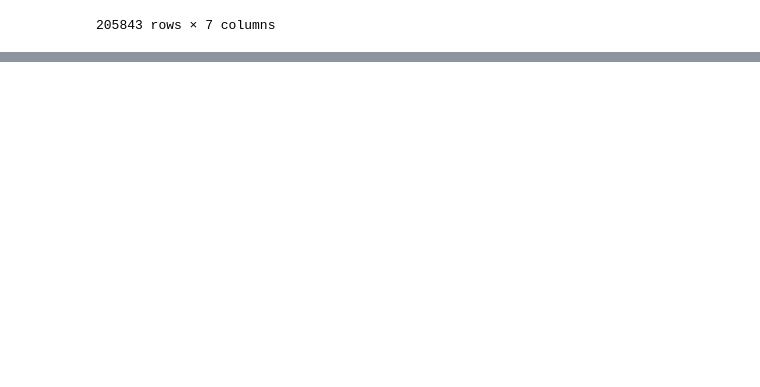
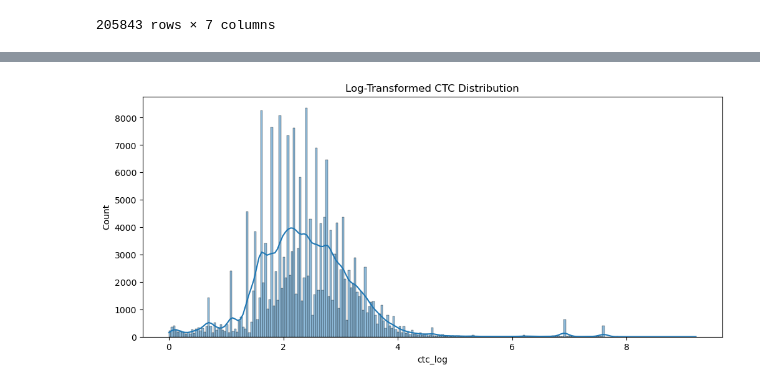
Before and after one commit to mayankjain281/ML_Unsupervised_Clustering, a Jupyter notebook: Career_Clustering_for_Scaler_Learners/Career_Clustering_for_Scaler_Learners.ipynb, the cells around one changed output, grey strips where cells are left out. Drawn from its saved outputs; the diff is of its cells as text; code cells hidden in the pictures; blank space fills up the shorter version.

```diff
--- a/Career_Clustering_for_Scaler_Learners/Career_Clustering_for_Scaler_Learners.ipynb
+++ b/Career_Clustering_for_Scaler_Learners/Career_Clustering_for_Scaler_Learners.ipynb
@@ -26,0 +281,11 @@ df
+# %%
+df['ctc_log'] = np.log1p(df['ctc'])
+import seaborn as sns
+import matplotlib.pyplot as plt
+
+plt.figure(figsize=(12,5))
+sns.histplot(df['ctc_log'], kde=True)
+plt.title('Log-Transformed CTC Distribution')
+plt.show()
+# %% [output]
+[figure, added]
```
Also changed, not shown: parts of 47 cells of this notebook, 1 other file.
